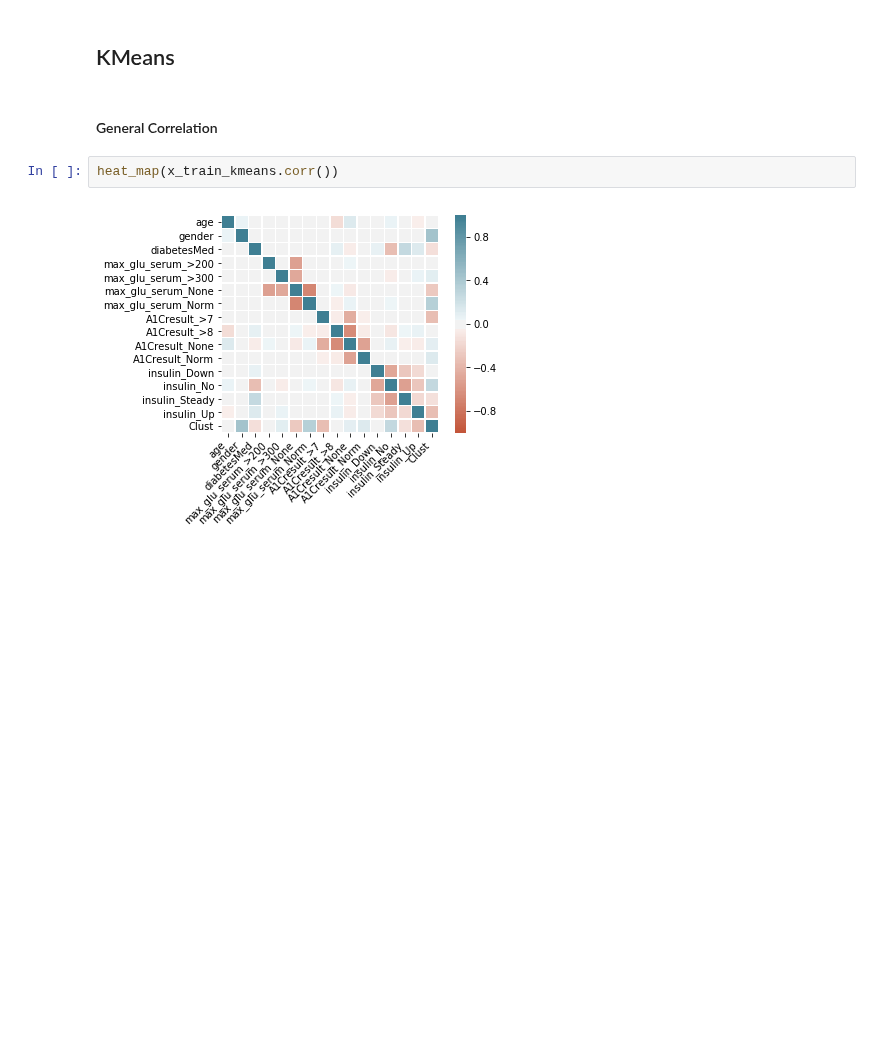
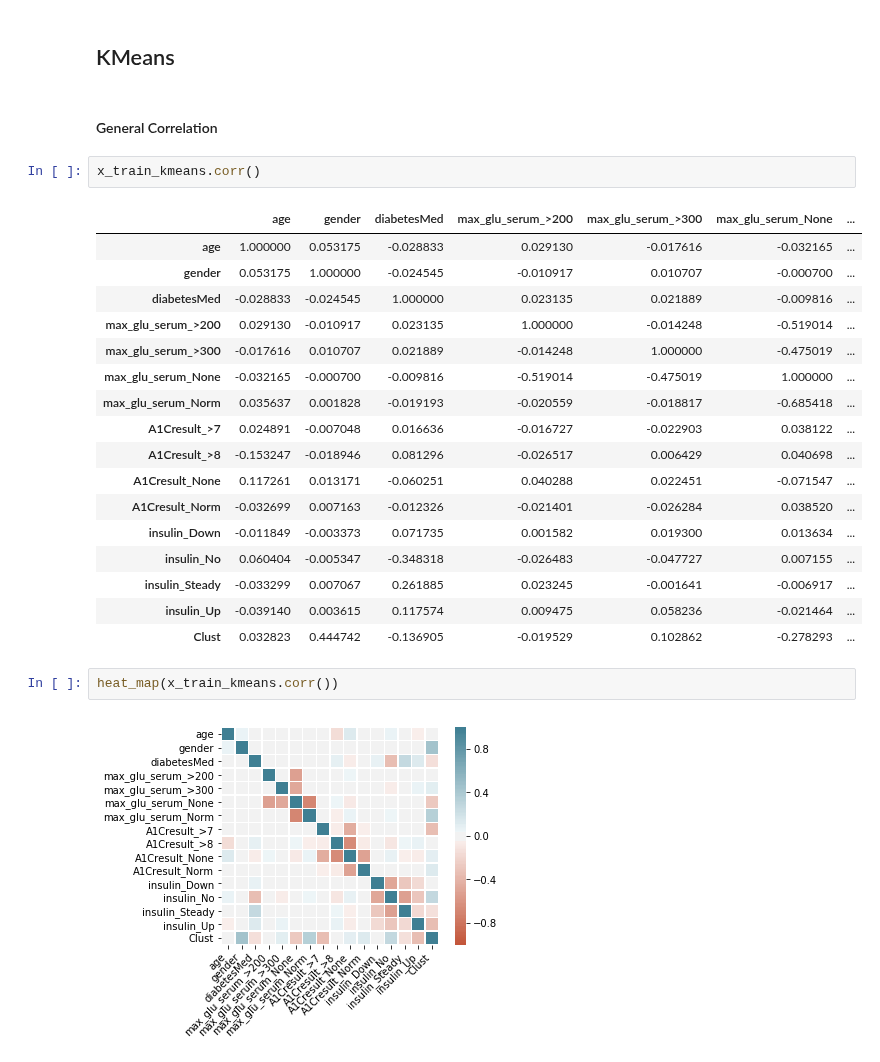
Before and after one commit to mltran2017/MSDS7331, a Jupyter notebook: notebook/Lab3/7331_ZG_All5.ipynb, the cells around one changed output. Saved outputs shown, nothing was run; the diff lists cells and outputs as text; blank space fills up the shorter version.

```diff
--- a/notebook/Lab3/7331_ZG_All5.ipynb
+++ b/notebook/Lab3/7331_ZG_All5.ipynb
@@ -289,6 +289,26 @@ def heat_map(corr):
 ## KMeans
 # %% [markdown]
 #### General Correlation
+# %%
+x_train_kmeans.corr()
+# %% [output]
+|  | age | gender | diabetesMed | max_glu_serum_>200 | max_glu_serum_>300 | max_glu_serum_None | ... |
+| age | 1.000000 | 0.053175 | -0.028833 | 0.029130 | -0.017616 | -0.032165 | ... |
+| gender | 0.053175 | 1.000000 | -0.024545 | -0.010917 | 0.010707 | -0.000700 | ... |
+| diabetesMed | -0.028833 | -0.024545 | 1.000000 | 0.023135 | 0.021889 | -0.009816 | ... |
+| max_glu_serum_>200 | 0.029130 | -0.010917 | 0.023135 | 1.000000 | -0.014248 | -0.519014 | ... |
+| max_glu_serum_>300 | -0.017616 | 0.010707 | 0.021889 | -0.014248 | 1.000000 | -0.475019 | ... |
+| max_glu_serum_None | -0.032165 | -0.000700 | -0.009816 | -0.519014 | -0.475019 | 1.000000 | ... |
+| max_glu_serum_Norm | 0.035637 | 0.001828 | -0.019193 | -0.020559 | -0.018817 | -0.685418 | ... |
+| A1Cresult_>7 | 0.024891 | -0.007048 | 0.016636 | -0.016727 | -0.022903 | 0.038122 | ... |
+| A1Cresult_>8 | -0.153247 | -0.018946 | 0.081296 | -0.026517 | 0.006429 | 0.040698 | ... |
+| A1Cresult_None | 0.117261 | 0.013171 | -0.060251 | 0.040288 | 0.022451 | -0.071547 | ... |
+| A1Cresult_Norm | -0.032699 | 0.007163 | -0.012326 | -0.021401 | -0.026284 | 0.038520 | ... |
+| insulin_Down | -0.011849 | -0.003373 | 0.071735 | 0.001582 | 0.019300 | 0.013634 | ... |
+| insulin_No | 0.060404 | -0.005347 | -0.348318 | -0.026483 | -0.047727 | 0.007155 | ... |
+| insulin_Steady | -0.033299 | 0.007067 | 0.261885 | 0.023245 | -0.001641 | -0.006917 | ... |
+| insulin_Up | -0.039140 | 0.003615 | 0.117574 | 0.009475 | 0.058236 | -0.021464 | ... |
+| Clust | 0.032823 | 0.444742 | -0.136905 | -0.019529 | 0.102862 | -0.278293 | ... |
 # %%
 heat_map(x_train_kmeans.corr())
 # %% [output]
```
